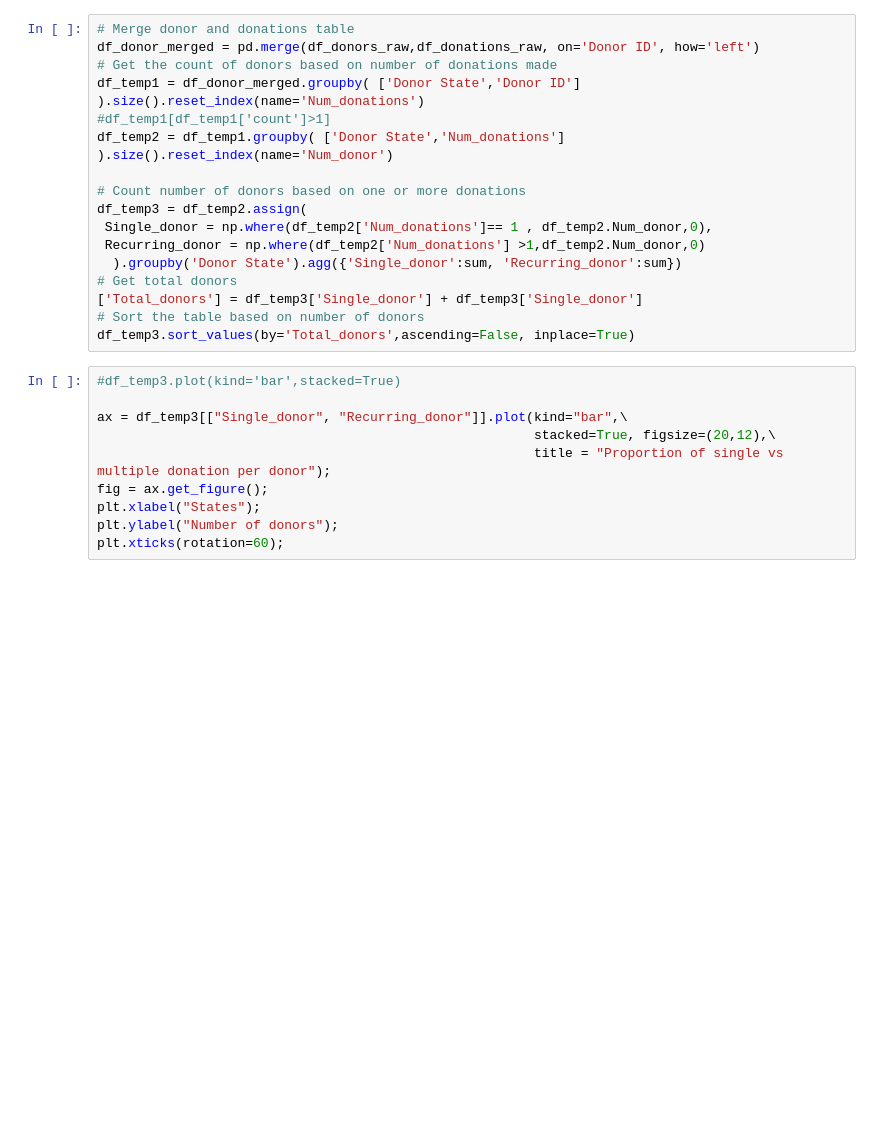
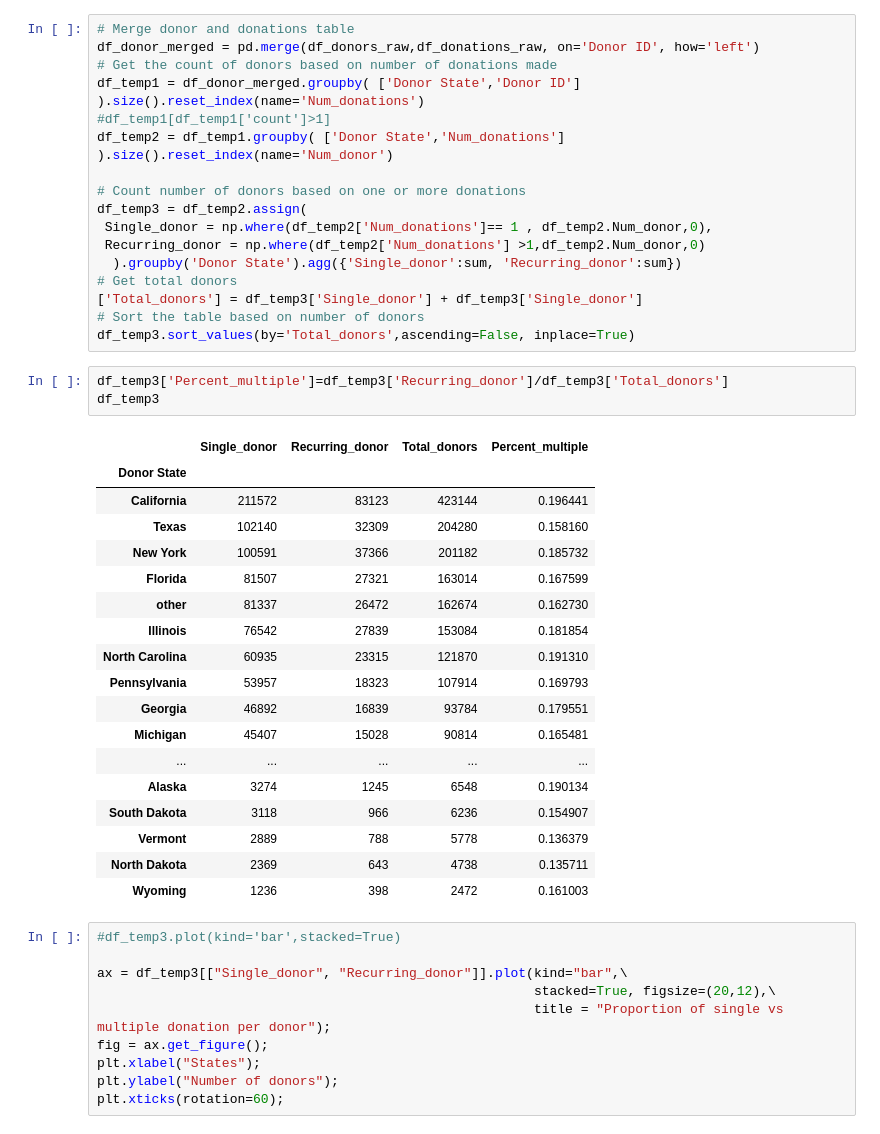
Before and after one commit to prasunshrestha/recommendation_system_for_donors, a Jupyter notebook: ADS_Social_Good_Recommender_System_Notebook.ipynb, the cells around one changed output. Cells and saved outputs as stored; diff of their text form; blank space fills up the shorter version.

```diff
--- a/ADS_Social_Good_Recommender_System_Notebook.ipynb
+++ b/ADS_Social_Good_Recommender_System_Notebook.ipynb
@@ -295,6 +373,28 @@ df_temp3 = df_temp2.assign(
 ['Total_donors'] = df_temp3['Single_donor'] + df_temp3['Single_donor']
 # Sort the table based on number of donors
 df_temp3.sort_values(by='Total_donors',ascending=False, inplace=True)
+# %%
+df_temp3['Percent_multiple']=df_temp3['Recurring_donor']/df_temp3['Total_donors']
+df_temp3
+# %% [output]
+|  | Single_donor | Recurring_donor | Total_donors | Percent_multiple |
+| Donor State |  |  |  |  |
+| California | 211572 | 83123 | 423144 | 0.196441 |
+| Texas | 102140 | 32309 | 204280 | 0.158160 |
+| New York | 100591 | 37366 | 201182 | 0.185732 |
+| Florida | 81507 | 27321 | 163014 | 0.167599 |
+| other | 81337 | 26472 | 162674 | 0.162730 |
+| Illinois | 76542 | 27839 | 153084 | 0.181854 |
+| North Carolina | 60935 | 23315 | 121870 | 0.191310 |
+| Pennsylvania | 53957 | 18323 | 107914 | 0.169793 |
+| Georgia | 46892 | 16839 | 93784 | 0.179551 |
+| Michigan | 45407 | 15028 | 90814 | 0.165481 |
+| ... | ... | ... | ... | ... |
+| Alaska | 3274 | 1245 | 6548 | 0.190134 |
+| South Dakota | 3118 | 966 | 6236 | 0.154907 |
+| Vermont | 2889 | 788 | 5778 | 0.136379 |
+| North Dakota | 2369 | 643 | 4738 | 0.135711 |
+| Wyoming | 1236 | 398 | 2472 | 0.161003 |
 # %%
 #df_temp3.plot(kind='bar',stacked=True)
 
```
Also changed, not shown: parts of 9 cells of this notebook.
